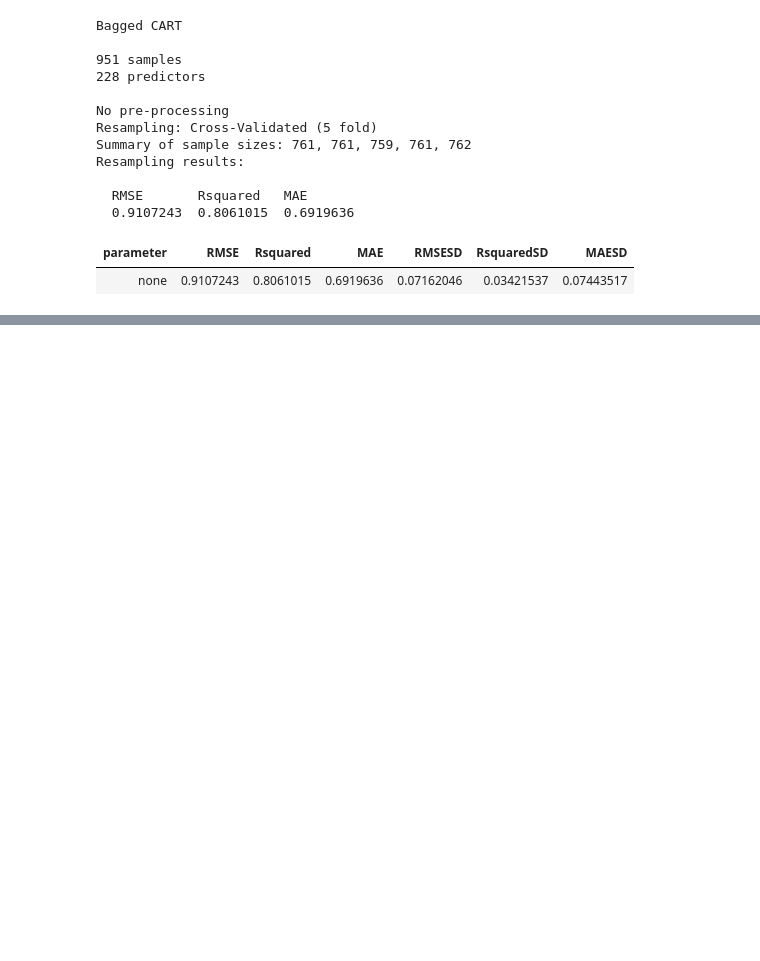
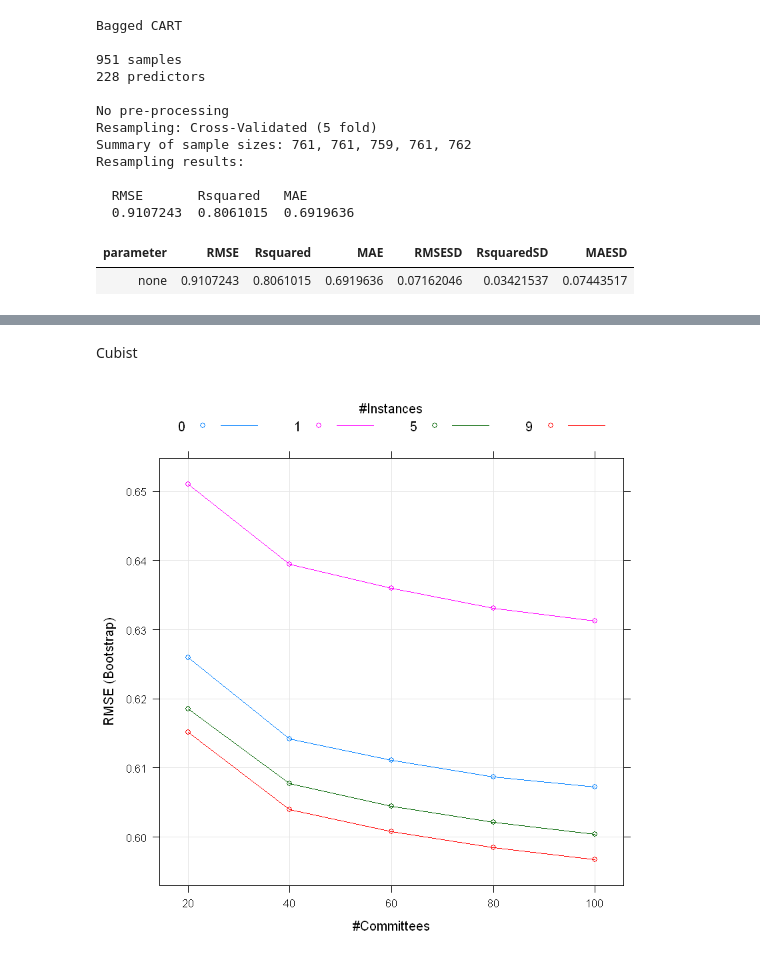
Before and after one commit to Randallzoeng/BookClub, a Jupyter notebook: AppliedPredictiveModeling/Chap. 8 Regression Trees and Rule-Based Models.ipynb, the cells around one changed output, grey strips where cells are left out. Cells and saved outputs as stored; diff of their text form; code cells hidden in the pictures; blank space fills up the shorter version.

```diff
--- a/AppliedPredictiveModeling/Chap. 8 Regression Trees and Rule-Based Models.ipynb
+++ b/AppliedPredictiveModeling/Chap. 8 Regression Trees and Rule-Based Models.ipynb
@@ -162,0 +259,15 @@ fit_treebag$results
+# %% [markdown]
+Cubist
+# %%
+library(Cubist)
+library(caret)
+# fit_cubist <- cubist(solTrainXtrans,solTrainY)
+
+#caret wraper
+grid_cubist <- expand.grid(committees=seq(20,100,by=20),
+                          neighbors=c(0,1,5,9))
+fit_cubist <- train(solTrainXtrans,solTrainY,method="cubist",tuneGrid=grid_cubist)
+# %%
+plot(fit_cubist)
+# %% [output]
+[figure, added]
```
Also changed, not shown: parts of 12 cells of this notebook.
